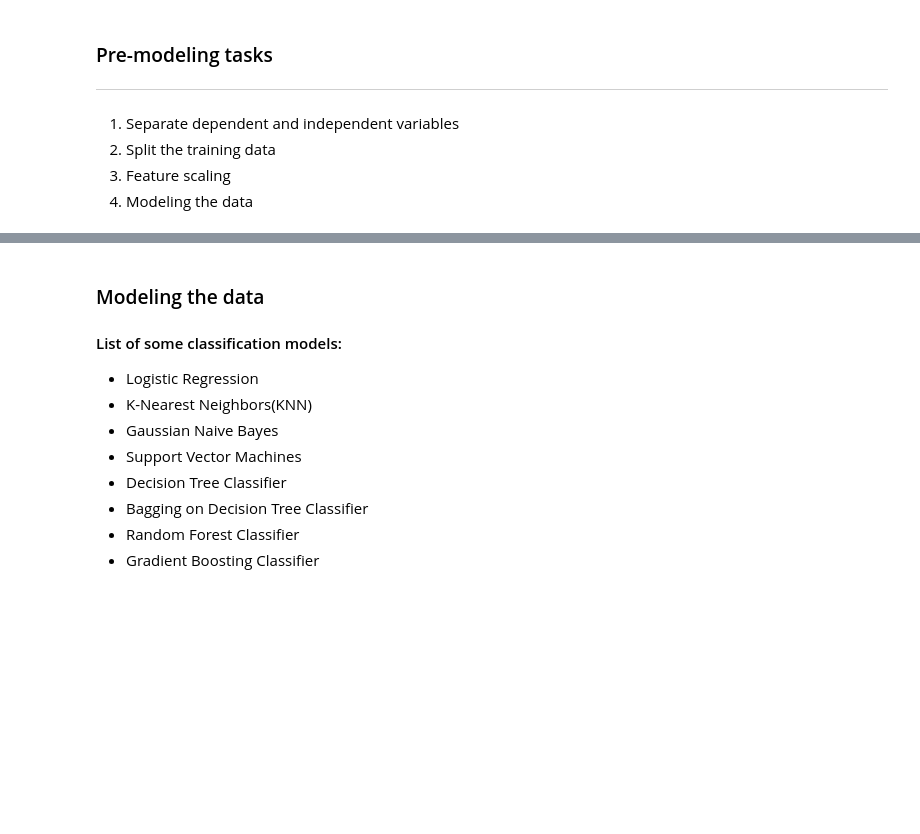
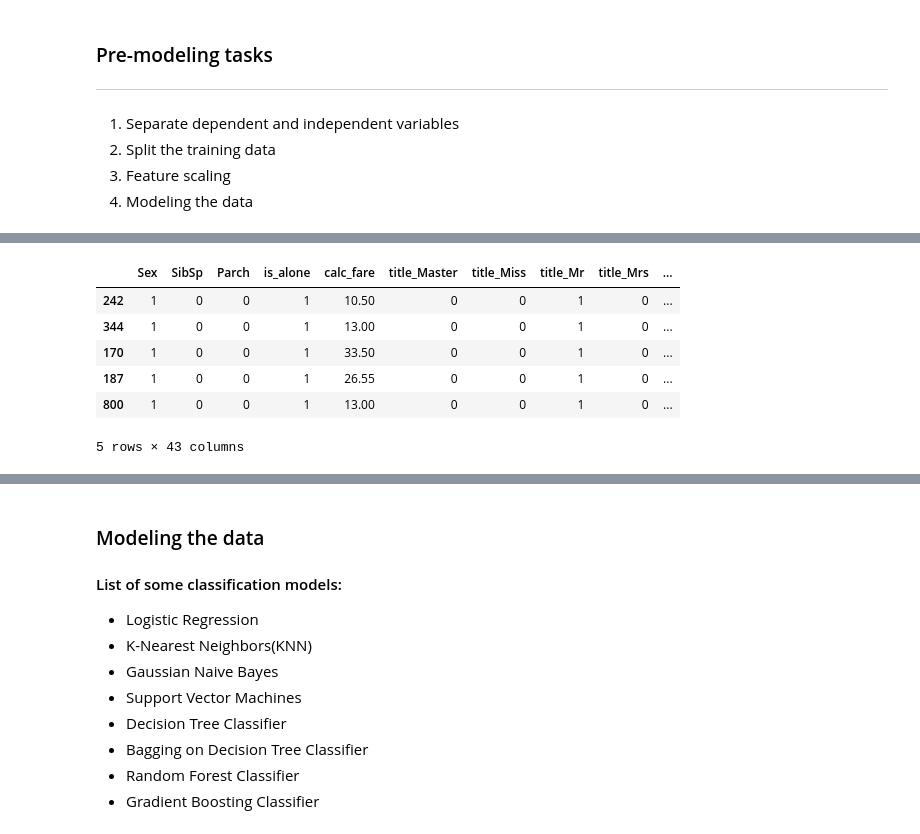
Before and after one commit to davidtnly/Python, a Jupyter notebook: MachineLearning/07-titanic-dev.ipynb, the cells around one changed output, grey strips where cells are left out. Saved outputs shown, nothing was run; the diff lists cells and outputs as text; code cells hidden in the pictures; blank space fills up the shorter version.

```diff
--- a/MachineLearning/07-titanic-dev.ipynb
+++ b/MachineLearning/07-titanic-dev.ipynb
@@ -2731,6 +2723,19 @@ This is an important concept and it has several methods to achieve this. Since n
 Call the StandardScaler() function
 1. Use fit_transform() to scale the data
 2. Use transform() on all other datasets that will be used
+# %%
+# Get train headers
+headers = train_x.columns
+
+train_x.head()
+# %% [output]
+|  | Sex | SibSp | Parch | is_alone | calc_fare | title_Master | title_Miss | title_Mr | title_Mrs | ... |
+| 242 | 1 | 0 | 0 | 1 | 10.50 | 0 | 0 | 1 | 0 | ... |
+| 344 | 1 | 0 | 0 | 1 | 13.00 | 0 | 0 | 1 | 0 | ... |
+| 170 | 1 | 0 | 0 | 1 | 33.50 | 0 | 0 | 1 | 0 | ... |
+| 187 | 1 | 0 | 0 | 1 | 26.55 | 0 | 0 | 1 | 0 | ... |
+| 800 | 1 | 0 | 0 | 1 | 13.00 | 0 | 0 | 1 | 0 | ... |
+5 rows × 43 columns
 # %%
 # Import StandardScaler() from preprocessing module
 from sklearn.preprocessing import StandardScaler
```
Also changed, not shown: parts of 48 cells of this notebook.
